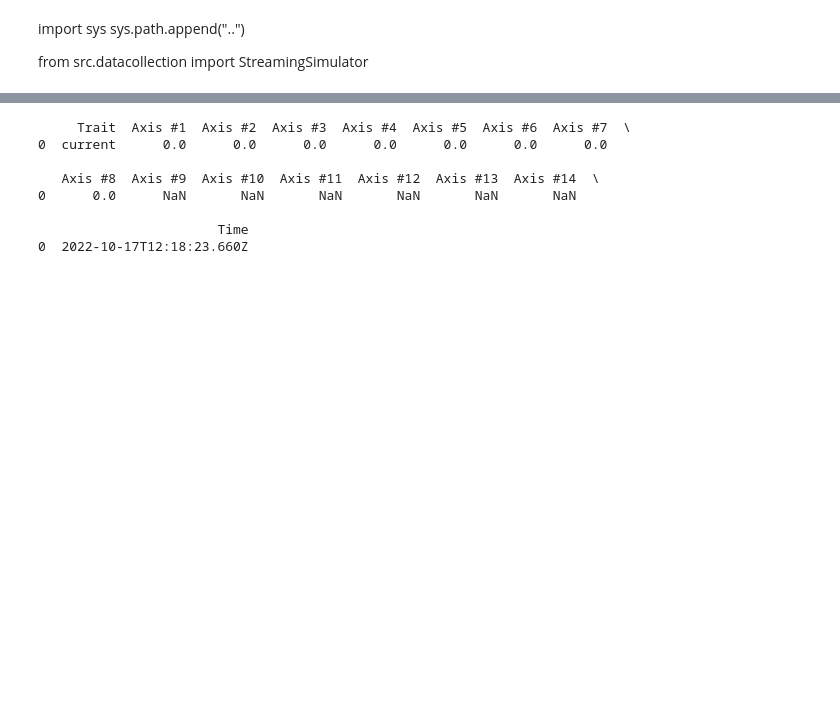
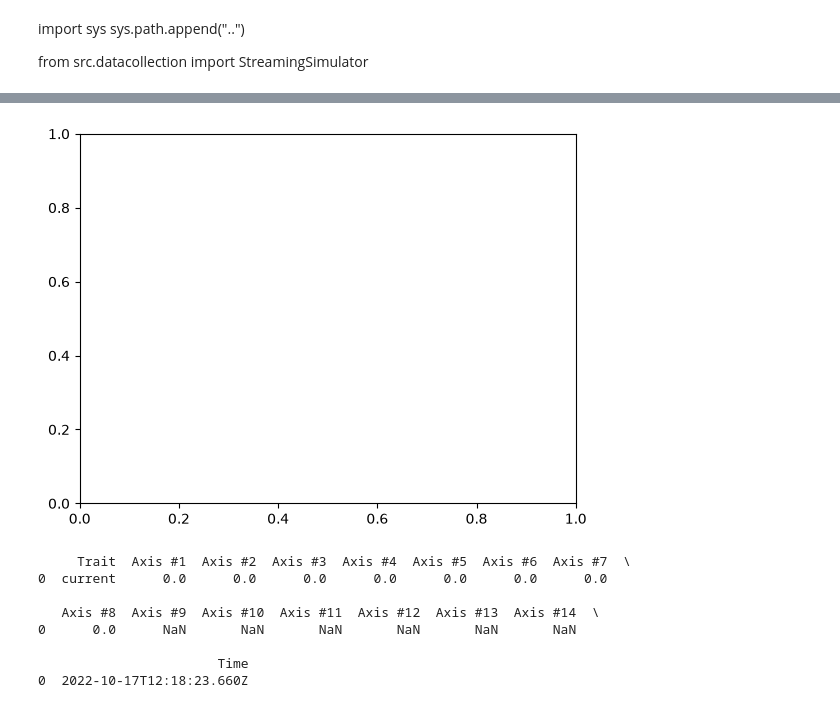
Before and after one commit to PreethiVNair/DataStreamVisualization_Workshop, a Jupyter notebook: src/streaming.ipynb, the cells around one changed output, grey strips where cells are left out. Cells and saved outputs as stored; diff of their text form; code cells hidden in the pictures; blank space fills up the shorter version.

```diff
--- a/src/streaming.ipynb
+++ b/src/streaming.ipynb
@@ -14,5 +15,8 @@ ModuleNotFoundError: No module named 'matplotlib'
 # %%
 ss = StreamingSimulator("../data/RMBR4-2_export_test.csv")
+dashboard = RobotDashboard()
+# %% [output]
+[figure, added]
 # %%
 data_point = ss.nextDataPoint()
 print(data_point)
```
Also changed, not shown: parts of 2 cells of this notebook, 8 other files.
